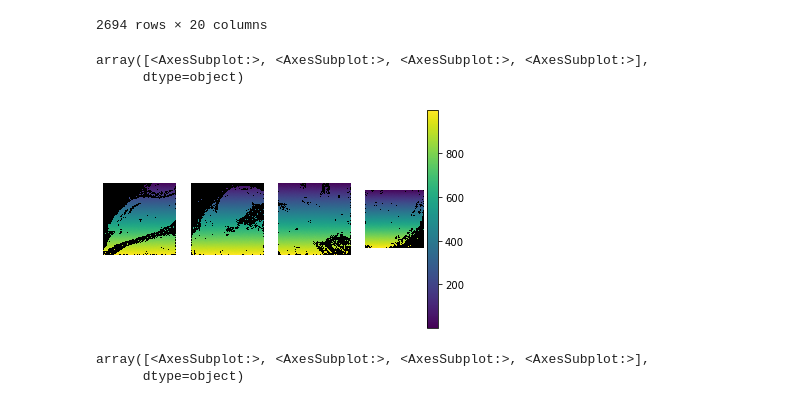
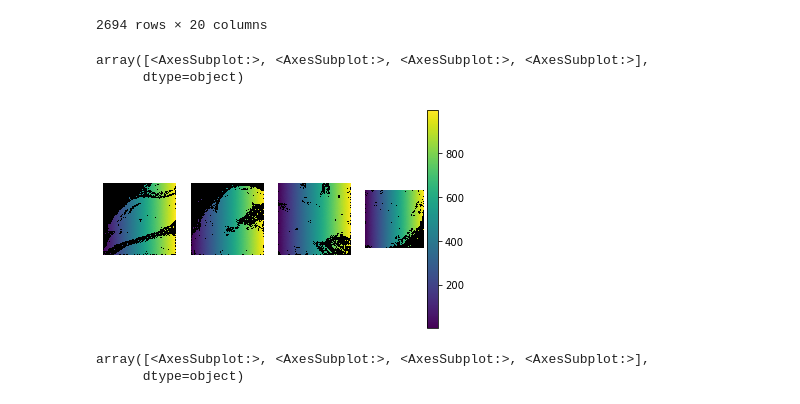
Before and after one commit to BodenmillerGroup/pycytools, a Jupyter notebook: example/analyse_results.ipynb, the cells around one changed output. Saved outputs shown, nothing was run; the diff lists cells and outputs as text; code cells hidden in the pictures.

Commit message:
Update Location X example

```diff
--- a/example/analyse_results.ipynb
+++ b/example/analyse_results.ipynb
@@ -110,11 +110,11 @@ cpe.extend_var_with_panel(ad_cell.var)
 # %%
 # This allows you to plot values on single cell masks.
 # This requres an andata which is subsett to contain only one measurement column, in this Case the location
-cpp.plot_ad_heatmask(ad_cell[ad_cell.obs[V.IMAGE_NUMBER] <5,:][:, 'Location_Center_Y'], boundaries=False, add_scalebar=False)
+cpp.plot_ad_heatmask(ad_cell[ad_cell.obs[V.IMAGE_NUMBER] <5,:][:, 'Location_Center_X'], boundaries=False, add_scalebar=False)
 # %% [output]
 array([<AxesSubplot:>, <AxesSubplot:>, <AxesSubplot:>, <AxesSubplot:>],
       dtype=object)
-[figure, old version]
+[figure, new version]
 # %%
 # Plotting the X and Y location of on the cell masks is a great way to check that the
 # data and the masks are not missmatched
```
